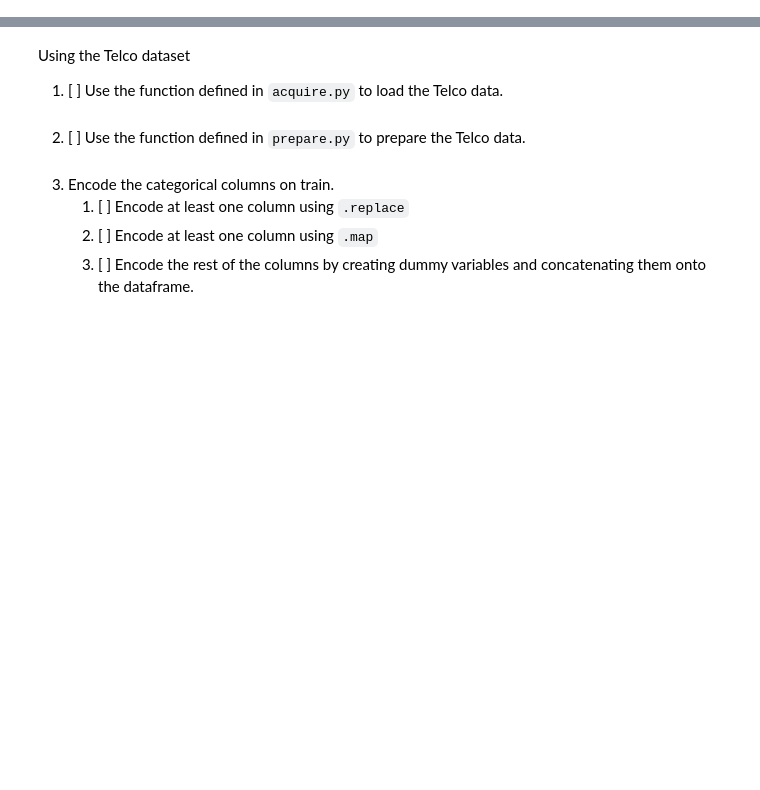
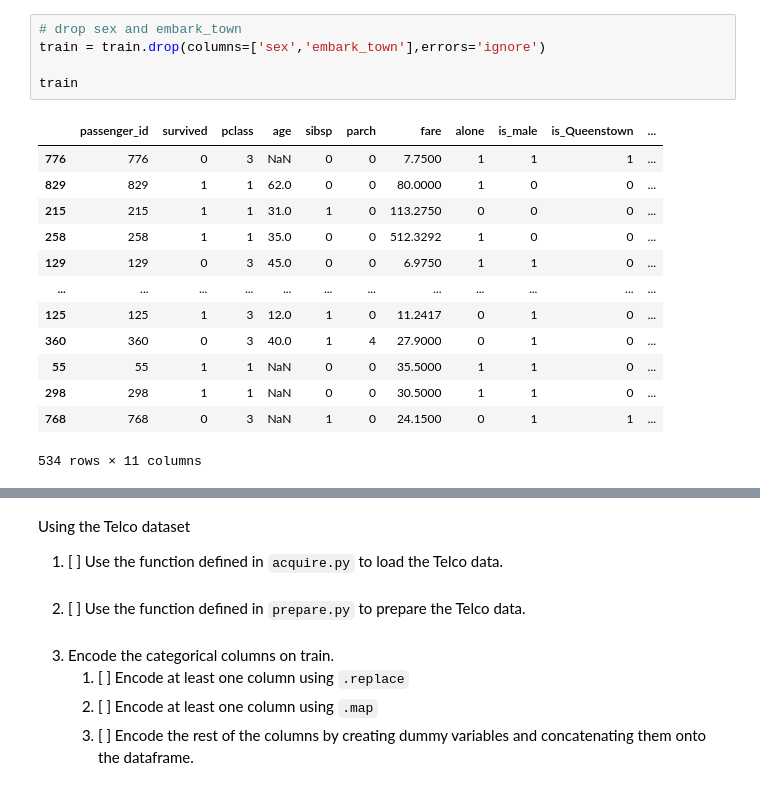
Before and after one commit to Michael-Nelson361/classification-exercises, a Jupyter notebook: modeling.ipynb, the cells around one changed output, grey strips where cells are left out. Cells and saved outputs as stored; diff of their text form; blank space fills up the shorter version.

```diff
--- a/modeling.ipynb
+++ b/modeling.ipynb
@@ -11,0 +124,19 @@ Using the Titanic dataset
+# %%
+# drop sex and embark_town
+train = train.drop(columns=['sex','embark_town'],errors='ignore')
+
+train
+# %% [output]
+|  | passenger_id | survived | pclass | age | sibsp | parch | fare | alone | is_male | is_Queenstown | ... |
+| 776 | 776 | 0 | 3 | NaN | 0 | 0 | 7.7500 | 1 | 1 | 1 | ... |
+| 829 | 829 | 1 | 1 | 62.0 | 0 | 0 | 80.0000 | 1 | 0 | 0 | ... |
+| 215 | 215 | 1 | 1 | 31.0 | 1 | 0 | 113.2750 | 0 | 0 | 0 | ... |
+| 258 | 258 | 1 | 1 | 35.0 | 0 | 0 | 512.3292 | 1 | 0 | 0 | ... |
+| 129 | 129 | 0 | 3 | 45.0 | 0 | 0 | 6.9750 | 1 | 1 | 0 | ... |
+| ... | ... | ... | ... | ... | ... | ... | ... | ... | ... | ... | ... |
+| 125 | 125 | 1 | 3 | 12.0 | 1 | 0 | 11.2417 | 0 | 1 | 0 | ... |
+| 360 | 360 | 0 | 3 | 40.0 | 1 | 4 | 27.9000 | 0 | 1 | 0 | ... |
+| 55 | 55 | 1 | 1 | NaN | 0 | 0 | 35.5000 | 1 | 1 | 0 | ... |
+| 298 | 298 | 1 | 1 | NaN | 0 | 0 | 30.5000 | 1 | 1 | 0 | ... |
+| 768 | 768 | 0 | 3 | NaN | 1 | 0 | 24.1500 | 0 | 1 | 1 | ... |
+534 rows × 11 columns
```
Also changed, not shown: parts of 26 cells of this notebook.
